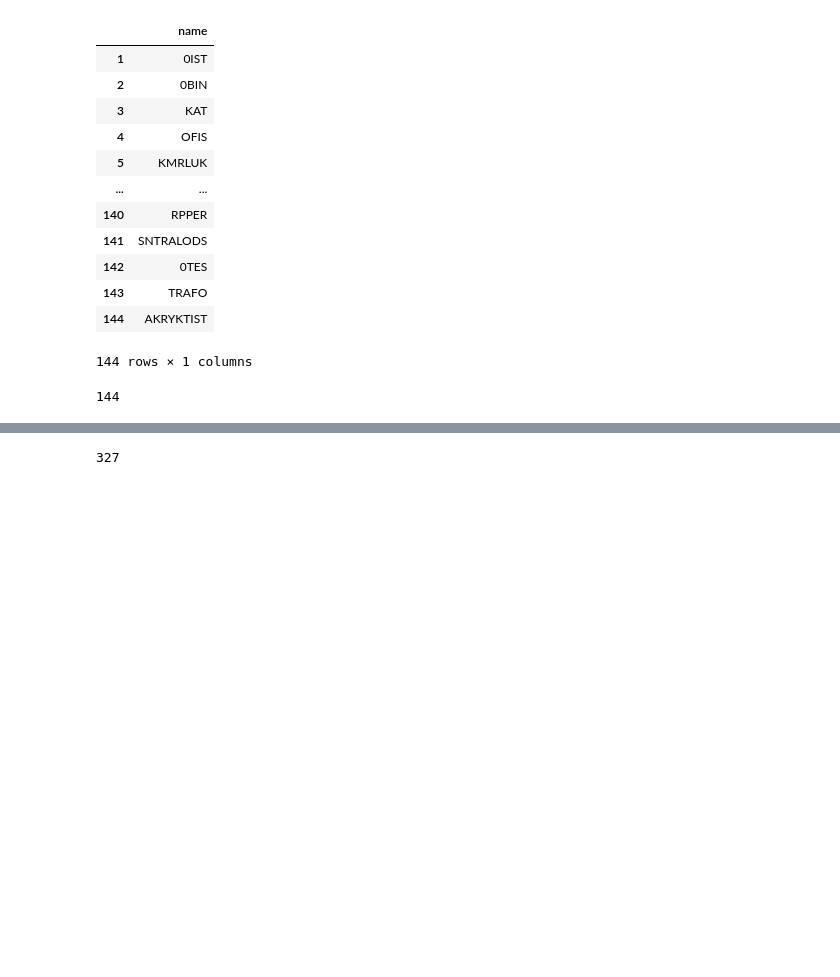
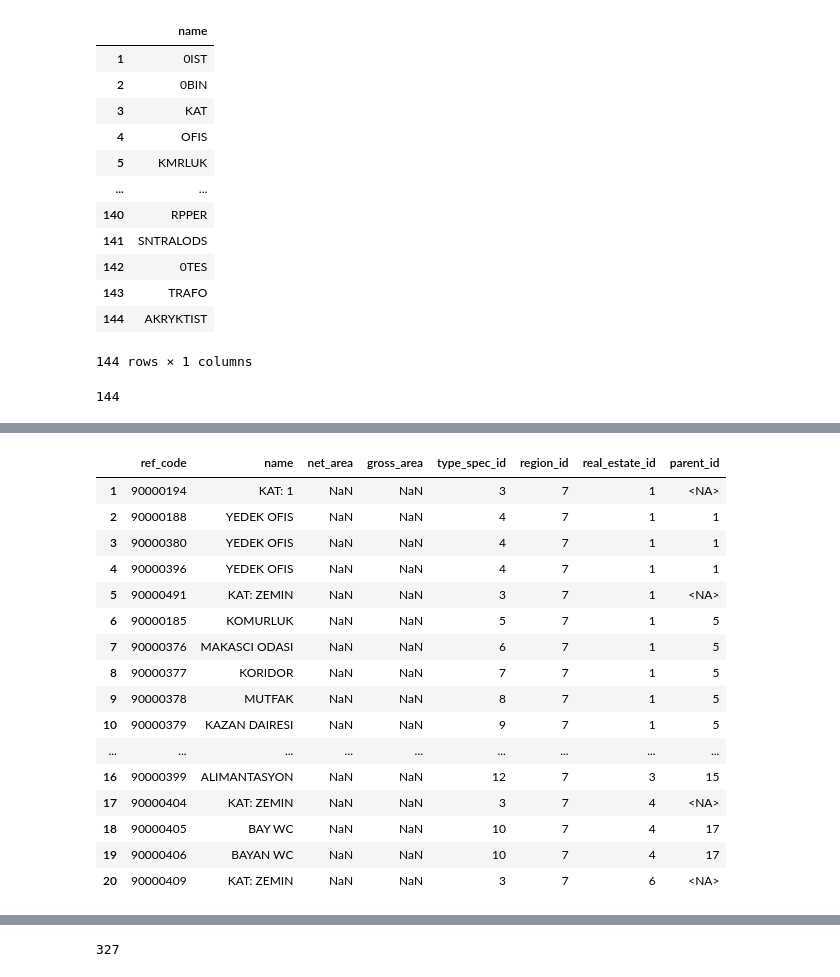
Before and after one commit to kurtgodel1/emlak, a Jupyter notebook: emlak.ipynb, the cells around one changed output, grey strips where cells are left out. Saved outputs shown, nothing was run; the diff lists cells and outputs as text; code cells hidden in the pictures; blank space fills up the shorter version.

```diff
--- a/emlak.ipynb
+++ b/emlak.ipynb
@@ -528,0 +486,20 @@ merged = merged[["name", "type_spec_id", "parent_id", "region_id", "ref_code"]]
+# %%
+real_estate_full = real_estate_deed\
+                   .merge(cities, left_on="City", right_on="Name", how="left")\
+                   .drop(columns=["City","Name"])\
+                   .astype({"city_id": 'Int64'})\
+                   .merge(typ, left_on="Type", right_on="name", how="left")\
+                   .drop(columns=["Type","name"])\
+                   .merge(regions, left_on="Region", right_on="name", how="left")\
+                   .drop(columns=["Region","name"])\
+                   .astype({"region_id": 'Int64'})\
+                   .rename(columns={'Code': 'ref_code', 'LocName':'name', 'Ada':'ada',
+                                    'Parsel':'parsel', 'TabanAlanı':'net_area', 'ToplamİnşaatAlanı':'gross_area',
+                                   'index':'region_id'})\
+                   .drop(columns=["ParentCode","Hiyerarşi"])
+
+real_estate_full.index += 1
+real_estate_full.loc[real_estate_full["net_area"] == '1.752.70', "net_area"] = 1752.70
+real_estate_full = real_estate_full.astype({"net_area": 'float'})
+
+real_estate_full.head()
@@ -528,0 +517,58 @@ merged = merged[["name", "type_spec_id", "parent_id", "region_id", "ref_code"]]
+# %%
+real_estate_ref_code = real_estate_full[["ref_code"]].reset_index(names="real_estate_id")
+real_estate_ref_code = real_estate_ref_code.rename(columns={'ref_code': 'ref_code_real_estate'})
+
+independent_section_full = independent_section\
+                           .merge(cities, left_on="City", right_on="Name", how="left")\
+                           .drop(columns=["City","Name"])\
+                           .astype({"city_id": 'Int64'})\
+                           .merge(typ, left_on="Type", right_on="name", how="left")\
+                           .drop(columns=["Type","name"])\
+                           .merge(regions, left_on="Region", right_on="name", how="left")\
+                           .drop(columns=["Region","name"])\
+                           .astype({"region_id": 'Int64', "ParentCode":'Int64'})\
+                           .rename(columns={'Code': 'ref_code', 'LocName':'name', 'Ada':'ada',
+                                    'Parsel':'parsel', 'TabanAlanı':'net_area', 'ToplamİnşaatAlanı':'gross_area',
+                                   'index':'region_id', 'Hiyerarşi':'real_estate_code'})
+
+independent_section_full["real_estate_code"] = independent_section_full["real_estate_code"].str.slice(start=9, stop=17)
+
+
+independent_section_full = independent_section_full\
+                           .astype({"real_estate_code": 'Int64'})\
+                           .merge(real_estate_ref_code, left_on="real_estate_code", right_on="ref_code_real_estate", how="left")\
+                           .drop(columns=["ref_code_real_estate"])
+
+
+independent_section_full.index += 1
+independent_section_full.reset_index(inplace=True, names='parent_id')
+
+
+independent_section_full = independent_section_full\
+                           .merge(independent_section_full[["parent_id","ref_code"]], left_on="ParentCode", right_on="ref_code", how="left")\
+                           .drop(columns=["city_id","parent_id_x", "ParentCode","real_estate_code","FID","ref_code_y","ada","parsel"])\
+                           .rename(columns={'ref_code_x': 'ref_code', 'parent_id_y':'parent_id'})\
+                           .astype({"parent_id": 'Int64'})\
+
+independent_section_full.index += 1
+
+
+independent_section_full.head(20)
+# %% [output]
+|  | ref_code | name | net_area | gross_area | type_spec_id | region_id | real_estate_id | parent_id |
+| 1 | 90000194 | KAT: 1 | NaN | NaN | 3 | 7 | 1 | <NA> |
+| 2 | 90000188 | YEDEK OFIS | NaN | NaN | 4 | 7 | 1 | 1 |
+| 3 | 90000380 | YEDEK OFIS | NaN | NaN | 4 | 7 | 1 | 1 |
+| 4 | 90000396 | YEDEK OFIS | NaN | NaN | 4 | 7 | 1 | 1 |
+| 5 | 90000491 | KAT: ZEMIN | NaN | NaN | 3 | 7 | 1 | <NA> |
+| 6 | 90000185 | KOMURLUK | NaN | NaN | 5 | 7 | 1 | 5 |
+| 7 | 90000376 | MAKASCI ODASI | NaN | NaN | 6 | 7 | 1 | 5 |
+| 8 | 90000377 | KORIDOR | NaN | NaN | 7 | 7 | 1 | 5 |
+| 9 | 90000378 | MUTFAK | NaN | NaN | 8 | 7 | 1 | 5 |
+| 10 | 90000379 | KAZAN DAIRESI | NaN | NaN | 9 | 7 | 1 | 5 |
+| ... | ... | ... | ... | ... | ... | ... | ... | ... |
+| 16 | 90000399 | ALIMANTASYON | NaN | NaN | 12 | 7 | 3 | 15 |
+| 17 | 90000404 | KAT: ZEMIN | NaN | NaN | 3 | 7 | 4 | <NA> |
+| 18 | 90000405 | BAY WC | NaN | NaN | 10 | 7 | 4 | 17 |
+| 19 | 90000406 | BAYAN WC | NaN | NaN | 10 | 7 | 4 | 17 |
+| 20 | 90000409 | KAT: ZEMIN | NaN | NaN | 3 | 7 | 6 | <NA> |
```
Also changed, not shown: parts of 42 cells of this notebook.
